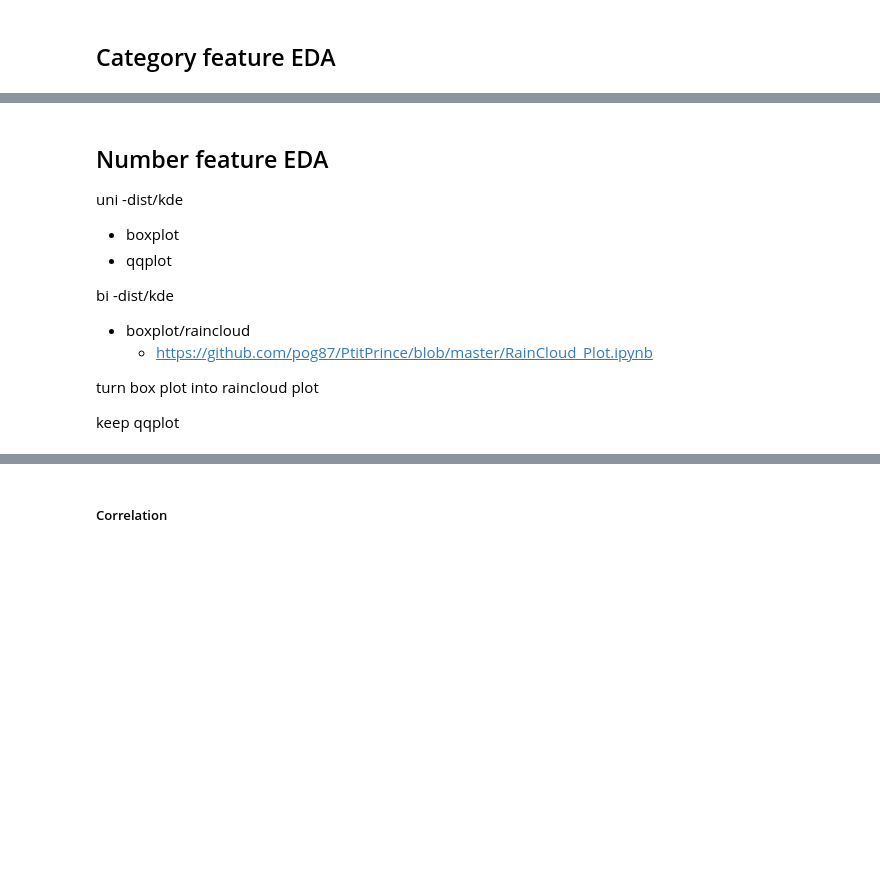
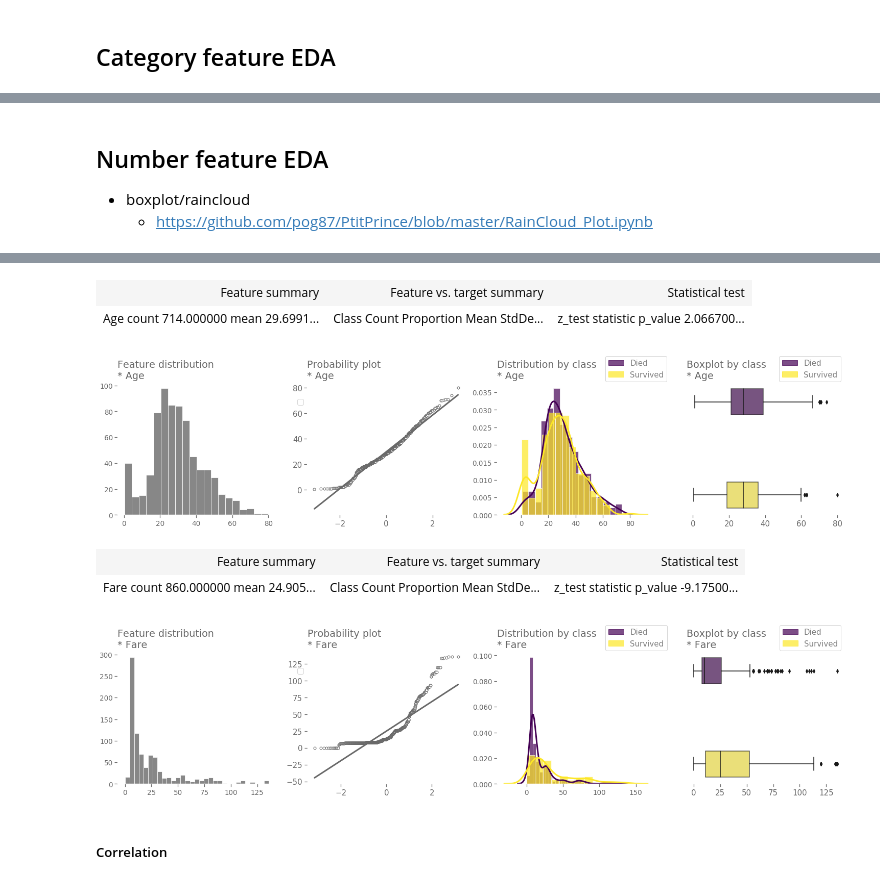
Before and after one commit to sudhu26/data-science-portfolio, a Jupyter notebook: kaggle/Titanic/kernel.ipynb, the cells around one changed output, grey strips where cells are left out. Drawn from its saved outputs; the diff is of its cells as text; code cells hidden in the pictures; blank space fills up the shorter version.

```diff
--- a/kaggle/Titanic/kernel.ipynb
+++ b/kaggle/Titanic/kernel.ipynb
@@ -320,25 +218,21 @@ for feature in train.feature_by_type["category"]:
 # %% [markdown]
 ## Number feature EDA
 
-uni
--dist/kde
-- boxplot
-- qqplot
-
-bi
--dist/kde
 - boxplot/raincloud
      - https://github.com/pog87/PtitPrince/blob/master/RainCloud_Plot.ipynb
-
-turn box plot into raincloud plot
-
-keep qqplot
 # %% [markdown]
 <a id = 'number-feature-EDA'></a>
 # %%
 # number features
 for feature in train.feature_by_type["continuous"]:
-    train.eda_cat_target_num_feat(feature=feature)
+    train.eda_cat_target_num_feat(feature=feature, legend_labels=["Died","Survived"])
+# %% [output]
+| Feature summary | Feature vs. target summary | Statistical test |
+| Age count 714.000000 mean 29.6991... | Class Count Proportion Mean StdDe... | z_test statistic p_value 2.066700... |
+[figure, added]
+| Feature summary | Feature vs. target summary | Statistical test |
+| Fare count 860.000000 mean 24.905... | Class Count Proportion Mean StdDe... | z_test statistic p_value -9.17500... |
+[figure, added]
 # %% [markdown]
 ##### Correlation
 # %%
```
Also changed, not shown: parts of 35 cells of this notebook.
